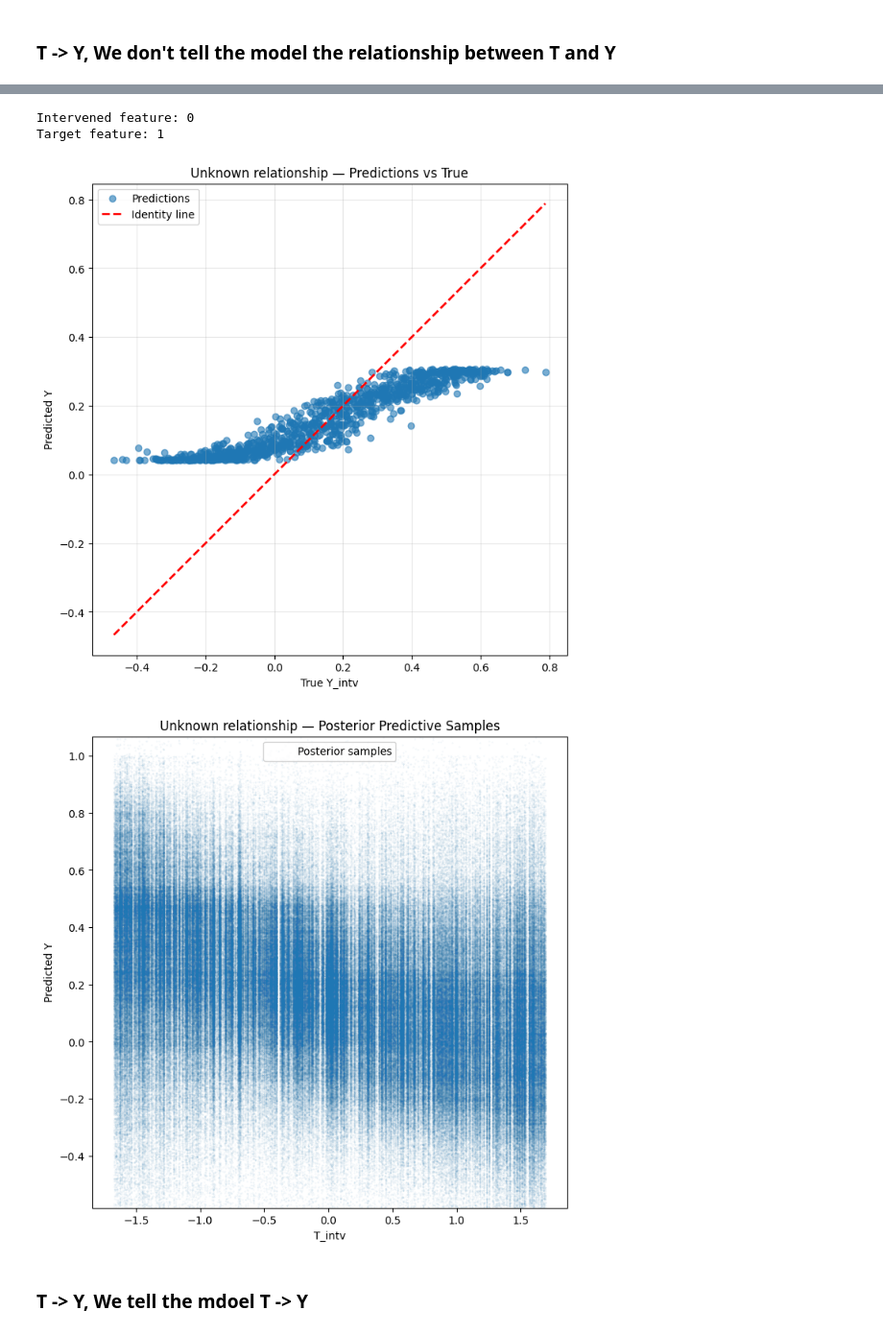
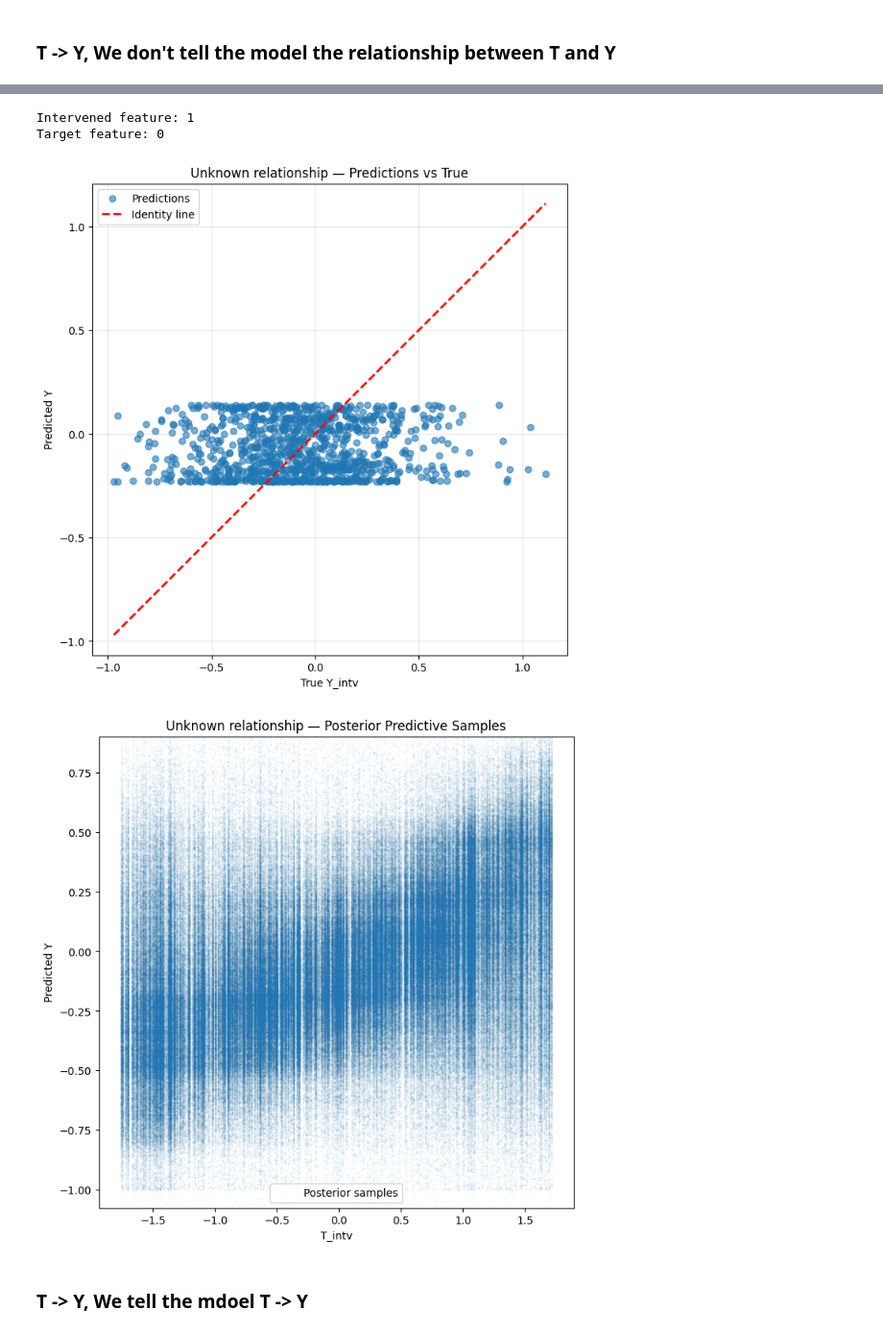
Before and after one commit to ArikReuter/Graphs4CausalFoundationModels, a Jupyter notebook: experiments/Notebooks/plots_full_conditioned.ipynb, the cells around one changed output, grey strips where cells are left out. Shown at 96% size. Cells and saved outputs as stored; diff of their text form; code cells hidden in the pictures.

```diff
--- a/experiments/Notebooks/plots_full_conditioned.ipynb
+++ b/experiments/Notebooks/plots_full_conditioned.ipynb
@@ -188,22 +192,22 @@ def run_graph_check(dataset, model, dataset_idx, adj_values, title):
 # %% [markdown]
 ### T -> Y, We don't tell the model the relationship between T and Y
 # %%
-run_graph_check(dataset, graphintpfn, 1, (0.0, 0.0), 'Unknown relationship')
+run_graph_check(dataset, graphintpfn, 0, (0.0, 0.0), 'Unknown relationship')
 # %% [output]
 --- Unknown relationship ---
 Ancestor matrix:
 tensor([[-1.,  0., -1.,  ..., -1., -1., -1.],
         [ 0., -1., -1.,  ..., -1., -1., -1.],
         [-1., -1., -1.,  ..., -1., -1., -1.],
         ...,
         [-1., -1., -1.,  ..., -1., -1., -1.],
         [-1., -1., -1.,  ..., -1., -1., -1.],
         [-1., -1., -1.,  ..., -1., -1., -1.]])
 [figure]
-Intervened feature: 0
-Target feature: 1
+Intervened feature: 1
+Target feature: 0
-[figure, old version]
+[figure, new version]
-[figure, old version]
+[figure, new version]
 # %% [markdown]
 ### T -> Y, We tell the mdoel T -> Y
 # %%
```
Also changed, not shown: parts of 4 cells of this notebook, 1 other file.
